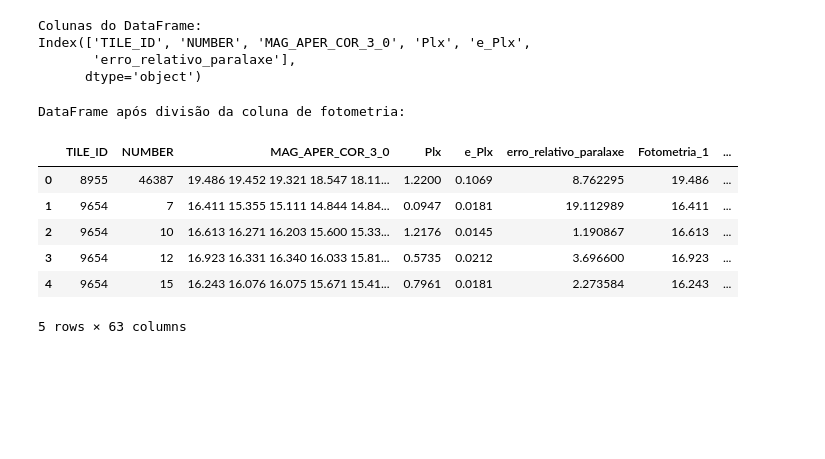
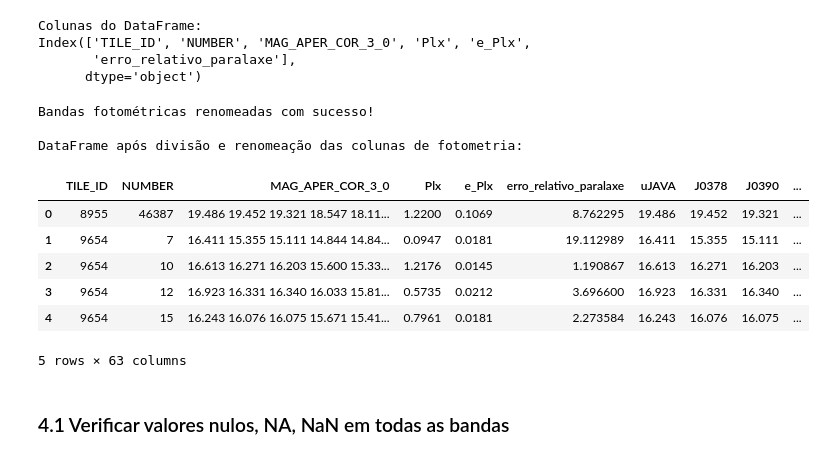
Before and after one commit to HenryLimaa/JPasEDR-Gaia, a Jupyter notebook: Pré_processamento.ipynb, the cells around one changed output. Saved outputs shown, nothing was run; the diff lists cells and outputs as text; code cells hidden in the pictures; blank space fills up the shorter version.

```diff
--- a/Pré_processamento.ipynb
+++ b/Pré_processamento.ipynb
@@ -64,17 +64,40 @@ df[colunas_fotometria] = df['MAG_APER_COR_3_0'].str.split(expand=True)
 # %%
 #Convertemos os valores para numéricos.
 df[colunas_fotometria] = df[colunas_fotometria].apply(pd.to_numeric)
-# %%
-#Exibimos as primeiras linhas após o pré-processamento.
-
-print("\nDataFrame após divisão da coluna de fotometria:")
-df.head()
-# %% [output]
-DataFrame após divisão da coluna de fotometria:
-|  | TILE_ID | NUMBER | MAG_APER_COR_3_0 | Plx | e_Plx | erro_relativo_paralaxe | Fotometria_1 | ... |
-| 0 | 8955 | 46387 | 19.486 19.452 19.321 18.547 18.11... | 1.2200 | 0.1069 | 8.762295 | 19.486 | ... |
-| 1 | 9654 | 7 | 16.411 15.355 15.111 14.844 14.84... | 0.0947 | 0.0181 | 19.112989 | 16.411 | ... |
-| 2 | 9654 | 10 | 16.613 16.271 16.203 15.600 15.33... | 1.2176 | 0.0145 | 1.190867 | 16.613 | ... |
-| 3 | 9654 | 12 | 16.923 16.331 16.340 16.033 15.81... | 0.5735 | 0.0212 | 3.696600 | 16.923 | ... |
-| 4 | 9654 | 15 | 16.243 16.076 16.075 15.671 15.41... | 0.7961 | 0.0181 | 2.273584 | 16.243 | ... |
-5 rows × 63 columns
+# %%
+# 5. Renomear as bandas fotométricas
+
+# Carregar o arquivo CSV com os nomes das bandas
+df_filters = pd.read_csv('/content/drive/MyDrive/Notebook fotometrias/804024.csv')
+
+# Extrair os nomes das bandas fotométricas
+filter_names = df_filters['name'].tolist()
+
+# Verificar se temos 57 nomes de banda (para corresponder às 57 colunas de fotometria)
+if len(filter_names) == 57:
+    # Criar um dicionário para mapear os nomes antigos para os novos
+    rename_dict = {f'Fotometria_{i+1}': filter_names[i] for i in range(57)}
+
+    # Renomear as colunas no DataFrame principal
+    df = df.rename(columns=rename_dict)
+
+    print("Bandas fotométricas renomeadas com sucesso!")
+else:
+    print(f"Atenção: Número de bandas ({len(filter_names)}) não corresponde ao número de colunas de fotometria (57)")
+
+# Exibir as primeiras linhas após o pré-processamento
+print("\nDataFrame após divisão e renomeação das colunas de fotometria:")
+df.head()
+# %% [output]
+Bandas fotométricas renomeadas com sucesso!
+
+DataFrame após divisão e renomeação das colunas de fotometria:
+|  | TILE_ID | NUMBER | MAG_APER_COR_3_0 | Plx | e_Plx | erro_relativo_paralaxe | uJAVA | J0378 | J0390 | ... |
+| 0 | 8955 | 46387 | 19.486 19.452 19.321 18.547 18.11... | 1.2200 | 0.1069 | 8.762295 | 19.486 | 19.452 | 19.321 | ... |
+| 1 | 9654 | 7 | 16.411 15.355 15.111 14.844 14.84... | 0.0947 | 0.0181 | 19.112989 | 16.411 | 15.355 | 15.111 | ... |
+| 2 | 9654 | 10 | 16.613 16.271 16.203 15.600 15.33... | 1.2176 | 0.0145 | 1.190867 | 16.613 | 16.271 | 16.203 | ... |
+| 3 | 9654 | 12 | 16.923 16.331 16.340 16.033 15.81... | 0.5735 | 0.0212 | 3.696600 | 16.923 | 16.331 | 16.340 | ... |
+| 4 | 9654 | 15 | 16.243 16.076 16.075 15.671 15.41... | 0.7961 | 0.0181 | 2.273584 | 16.243 | 16.076 | 16.075 | ... |
+5 rows × 63 columns
+# %% [markdown]
+### 4.1 Verificar valores nulos, NA, NaN em todas as bandas
```
Also changed, not shown: parts of 6 cells of this notebook.
